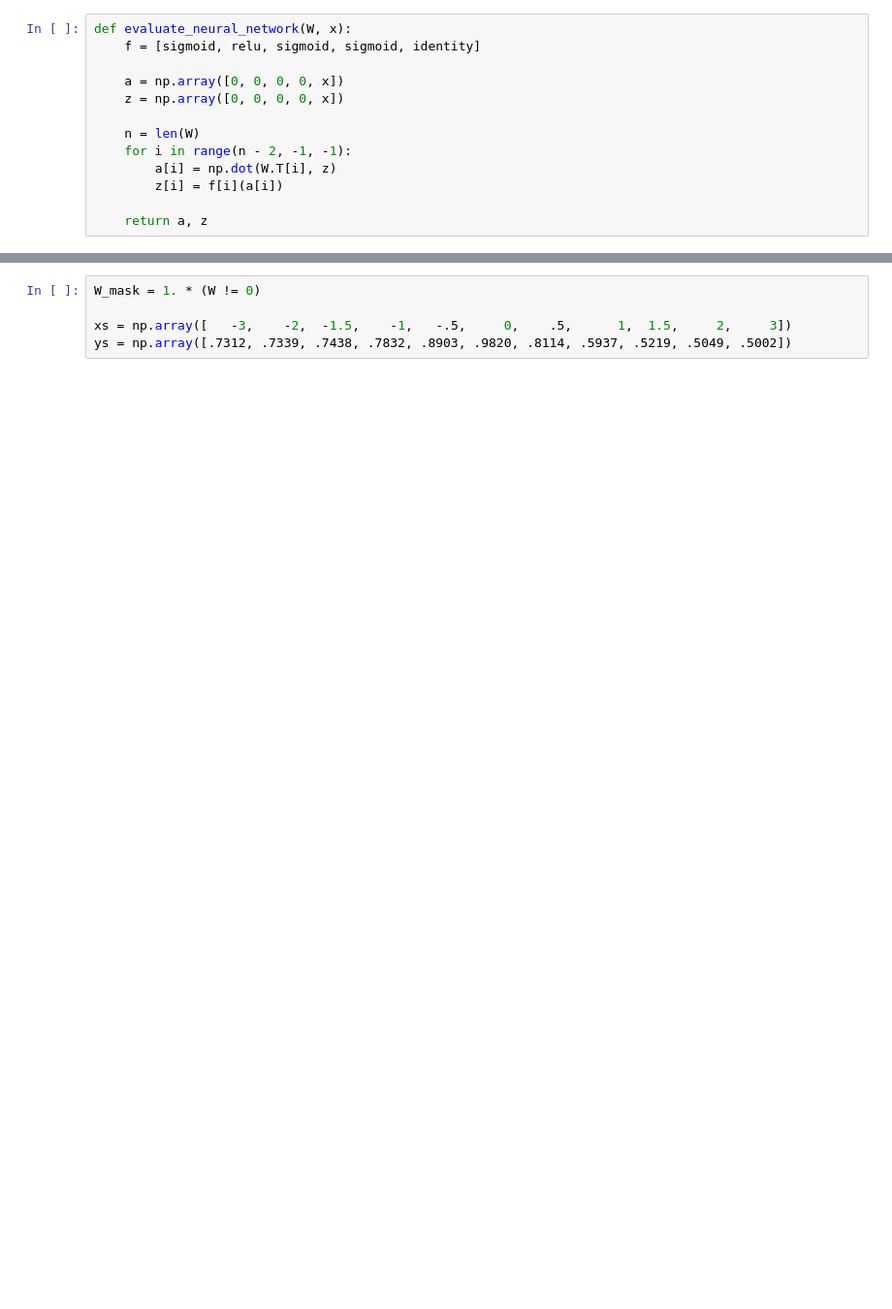
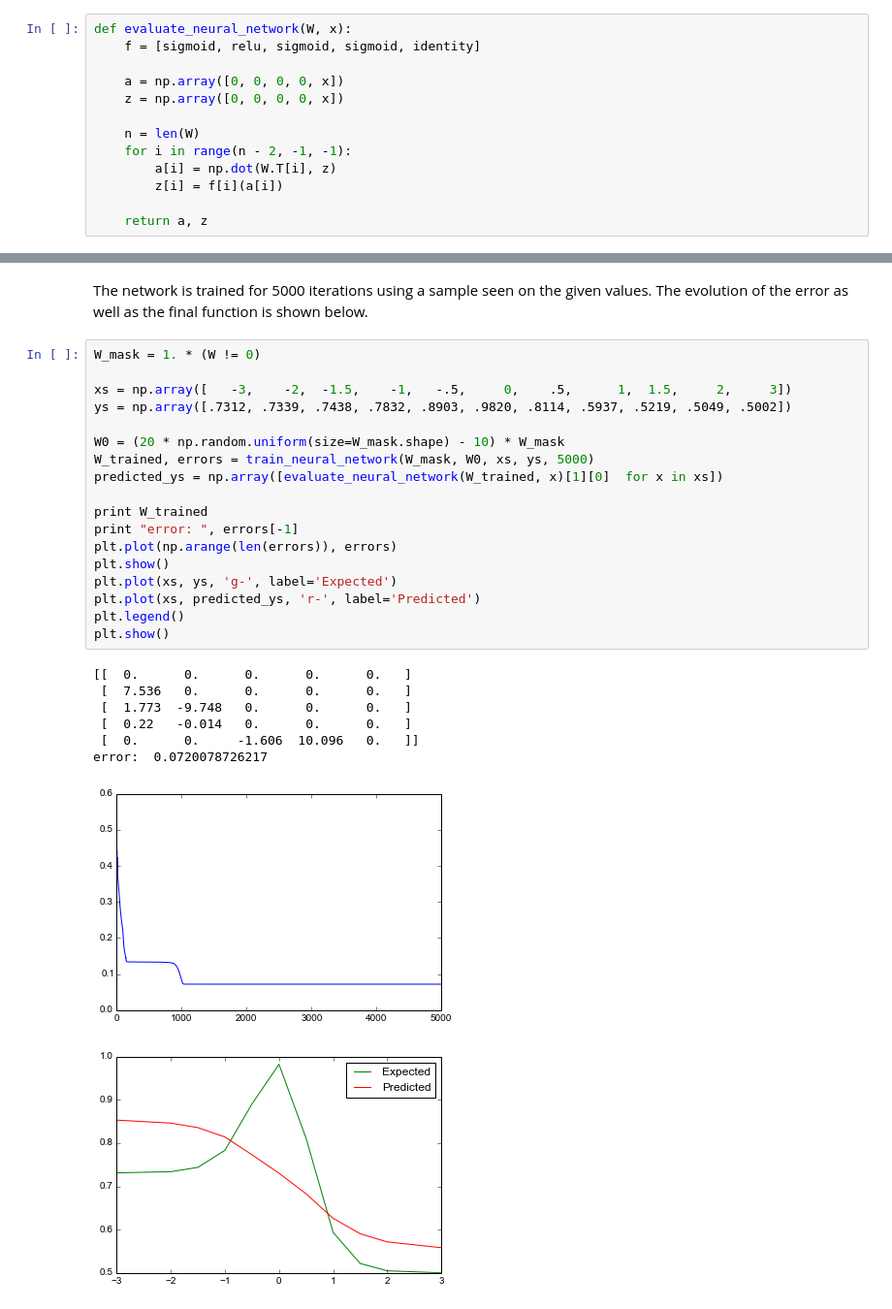
Before and after one commit to ehlemur-zz/ML2015II, a Jupyter notebook: ml-assign4-ehlesmesm.ipynb, the cells around one changed output, grey strips where cells are left out. Shown: that part at 97% size. Drawn from its saved outputs; the diff is of its cells as text; blank space fills up the shorter version.

```diff
--- a/ml-assign4-ehlesmesm.ipynb
+++ b/ml-assign4-ehlesmesm.ipynb
@@ -244,8 +308,32 @@ def train_neural_network(W_mask, W, xs, ys, max_iterations=200):
         iteration_count += 1
 
     return W, np.array(errors)
+# %% [markdown]
+The network is trained for 5000 iterations using a sample seen on the given values. The evolution of the error as well as the final function is shown below.
 # %%
 W_mask = 1. * (W != 0)
 
 xs = np.array([   -3,    -2,  -1.5,    -1,   -.5,     0,    .5,      1,  1.5,     2,     3])
 ys = np.array([.7312, .7339, .7438, .7832, .8903, .9820, .8114, .5937, .5219, .5049, .5002])
+
+W0 = (20 * np.random.uniform(size=W_mask.shape) - 10) * W_mask
+W_trained, errors = train_neural_network(W_mask, W0, xs, ys, 5000)
+predicted_ys = np.array([evaluate_neural_network(W_trained, x)[1][0]  for x in xs])
+
+print W_trained
+print "error: ", errors[-1]
+plt.plot(np.arange(len(errors)), errors)
+plt.show()
+plt.plot(xs, ys, 'g-', label='Expected')
+plt.plot(xs, predicted_ys, 'r-', label='Predicted')
+plt.legend()
+plt.show()
+# %% [output]
+[[  0.      0.      0.      0.      0.   ]
+ [  7.536   0.      0.      0.      0.   ]
+ [  1.773  -9.748   0.      0.      0.   ]
+ [  0.22   -0.014   0.      0.      0.   ]
+ [  0.      0.     -1.606  10.096   0.   ]]
+error:  0.0720078726217
+[figure, added]
+[figure, added]
```
Also changed, not shown: parts of 26 cells of this notebook, 4 other files.
